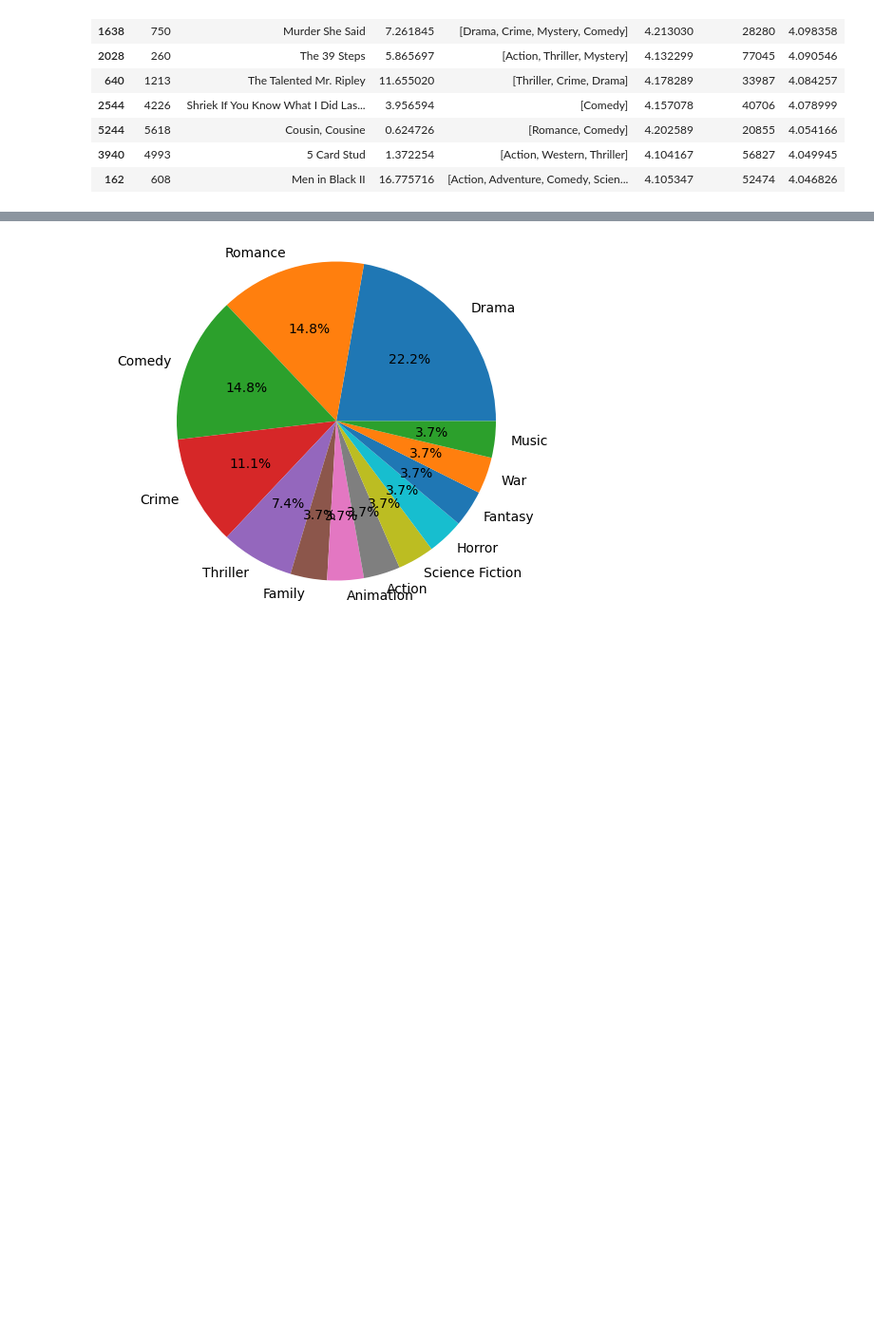
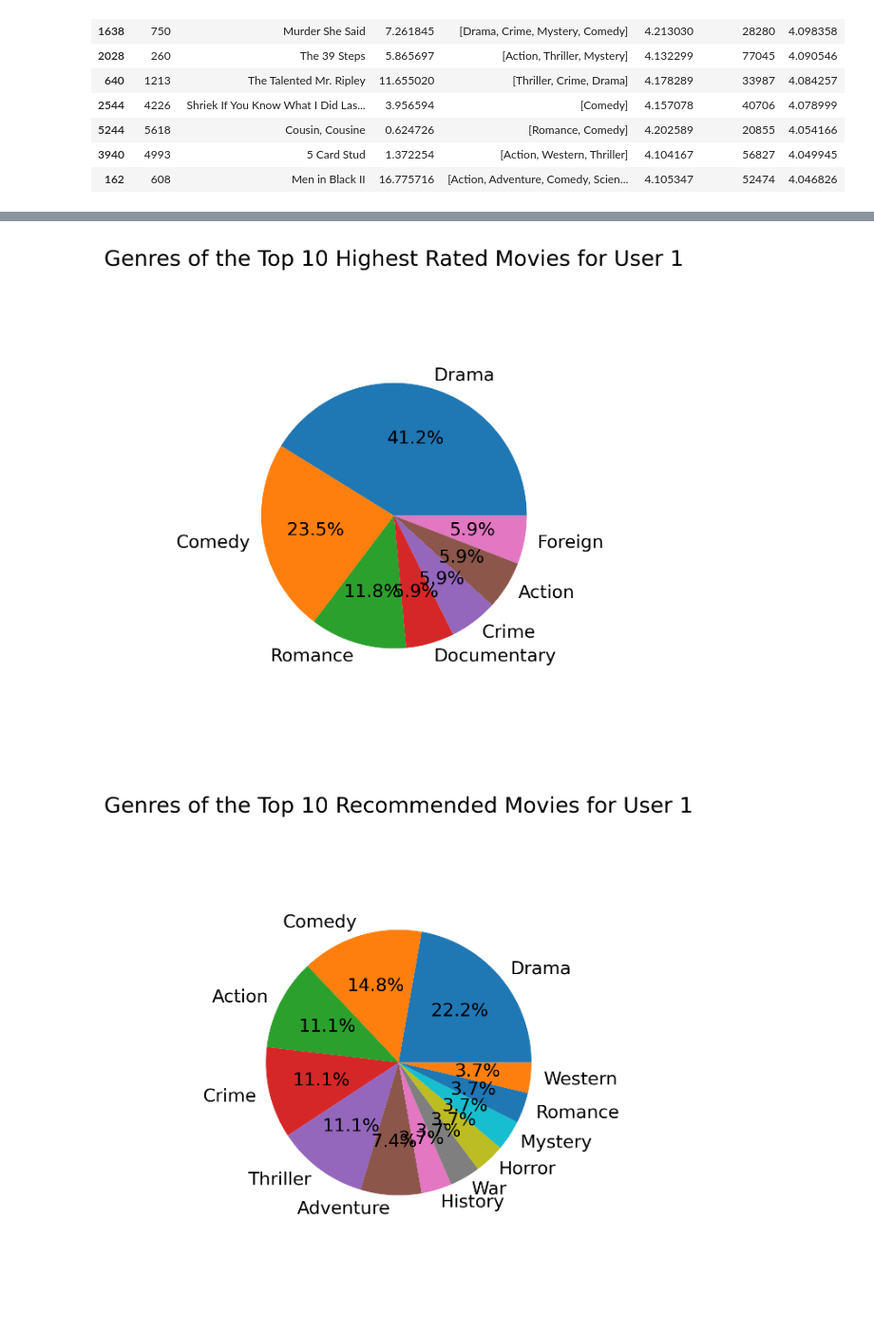
Before and after one commit to eva-burns/movie-recommender-eb, a Jupyter notebook: Movie_Recommender_Final.ipynb, the cells around one changed output, grey strips where cells are left out. Shown at 95% size. Saved outputs shown, nothing was run; the diff lists cells and outputs as text; code cells hidden in the pictures; blank space fills up the shorter version.

```diff
--- a/Movie_Recommender_Final.ipynb
+++ b/Movie_Recommender_Final.ipynb
@@ -27,6 +19,18 @@ The dataset was found at [The Movies Dataset](https://www.kaggle.com/datasets/ro
 ## Assumptions/Hypotheses about data and model
 
 Because ratings are user inputted, there are biases involved in the data. There are certain groups of people who may leave ratings on movies: critics and people who feel very strongly about the movie (both positively and negatively). For the purposes of this project, I will assume that the ratings are representative of the general population.
+# %%
+import pandas as pd
+import numpy as np
+import matplotlib.pyplot as plt
+from surprise import Reader, Dataset, SVD, accuracy
+from surprise.model_selection import cross_validate
+from ast import literal_eval
+from zipfile import ZipFile
+import os
+import random
+import matplotlib as mpl
+mpl.rcParams['figure.dpi'] = 300
 # %%
 SOURCE_PATH = './data'
 
@@ -224,0 +227,5 @@ plt.show()
+# %%
+reader = Reader()
+
+data = Dataset.load_from_df(ratings[['userId', 'movieId', 'rating']], reader)
+data.raw_ratings[0:10]
@@ -229,7 +257,3 @@ Collaborative Filtering
 # %%
-reader = Reader()
-
-data = Dataset.load_from_df(ratings_medium[['userId', 'movieId', 'rating']], reader)
-
 svd = SVD()
 # %% [markdown]
@@ -263,7 +328,7 @@ svd.fit(trainset)
 # %%
-user_id = ids[100]
+user_id = 1
 
-user_hist = ratings_medium[ratings_medium['userId'] == user_id].merge(movies_md[['id', 'title', 'genres']], left_on='movieId', right_on="id")
+user_hist = ratings[ratings['userId'] == user_id].merge(movies_md[['id', 'title', 'genres']], left_on='movieId', right_on="id")
 user_hist = user_hist.sort_values(by='rating', ascending=False)
 user_hist
 # %% [output]
@@ -326,8 +366,22 @@ user_rec
 # %%
+if len(user_hist) < 10:
+    user_genre_count = count_genres(user_hist['genres'])
+else:
+    user_genre_count = count_genres(user_hist.head(10)['genres'])
+
+plt.subplot(1, 2, 1)
+plt.pie(user_genre_count.values(), labels=user_genre_count.keys(), autopct='%1.1f%%')
+plt.title(f"Genres of the Top 10 Highest Rated Movies for User {user_hist.iloc[0,0]}")
+plt.axis('equal')
+plt.show()
+
 rec_genre_count = count_genres(user_rec['genres'])
 
+plt.subplot(1, 2, 2)
 plt.pie(rec_genre_count.values(), labels=rec_genre_count.keys(), autopct='%1.1f%%')
+plt.title(f"Genres of the Top 10 Recommended Movies for User {user_hist.iloc[0,0]}")
 plt.axis('equal')
 plt.show()
 # %% [output]
-[figure, old version]
+[figure, new version]
+[figure, added]
```
Also changed, not shown: parts of 41 cells of this notebook, 15 other files.
